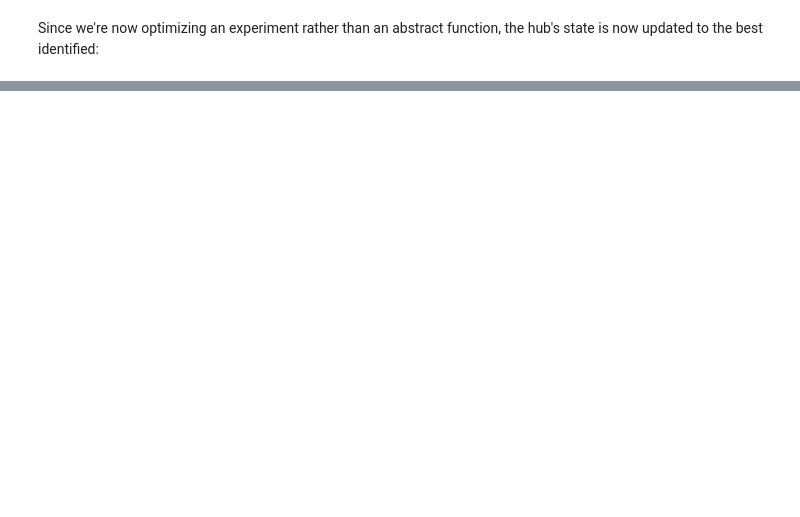
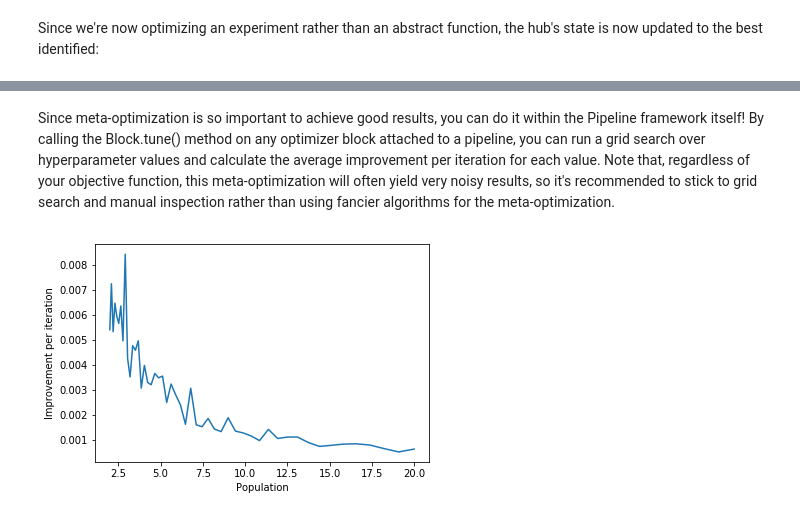
Before and after one commit to robertfasano/emergent, a Jupyter notebook: tutorials/modules/optimize.ipynb, the cells around one changed output, grey strips where cells are left out. Drawn from its saved outputs; the diff is of its cells as text; code cells hidden in the pictures; blank space fills up the shorter version.

```diff
--- a/tutorials/modules/optimize.ipynb
+++ b/tutorials/modules/optimize.ipynb
@@ -163,0 +190,9 @@ INFO:root:Starting socketIO client.
+# %% [markdown]
+Since meta-optimization is so important to achieve good results, you can do it within the Pipeline framework itself! By calling the Block.tune() method on any optimizer block attached to a pipeline, you can run a grid search over hyperparameter values and calculate the average improvement per iteration for each value. Note that, regardless of your objective function, this meta-optimization will often yield very noisy results, so it's recommended to stick to grid search and manual inspection rather than using fancier algorithms for the meta-optimization.
+# %%
+from emergent.pipeline import *
+pipe.add(DifferentialEvolution())
+grid = pipe.blocks[0]
+grid.tune('Population', (2,20), steps=50, mode='improvement')
+# %% [output]
+[figure, added]
```
Also changed, not shown: parts of 21 cells of this notebook.
